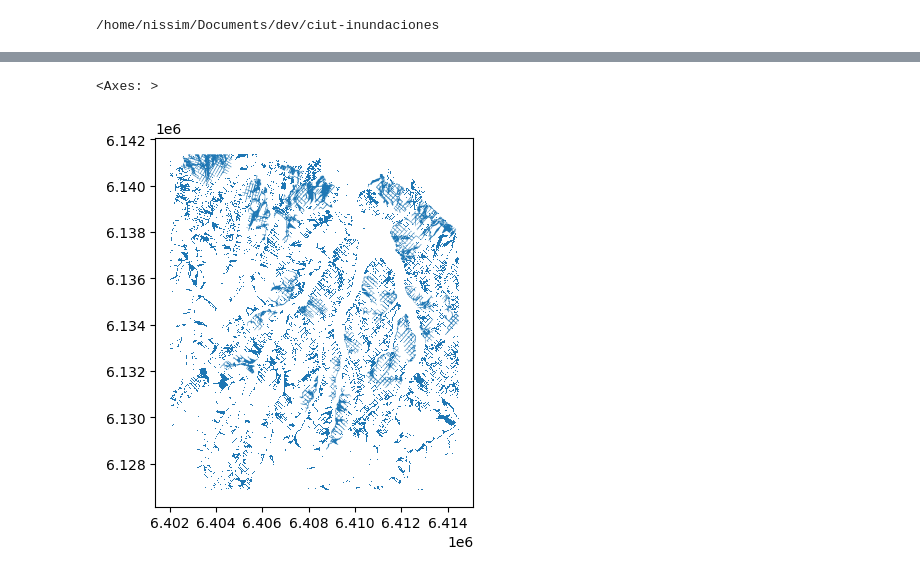
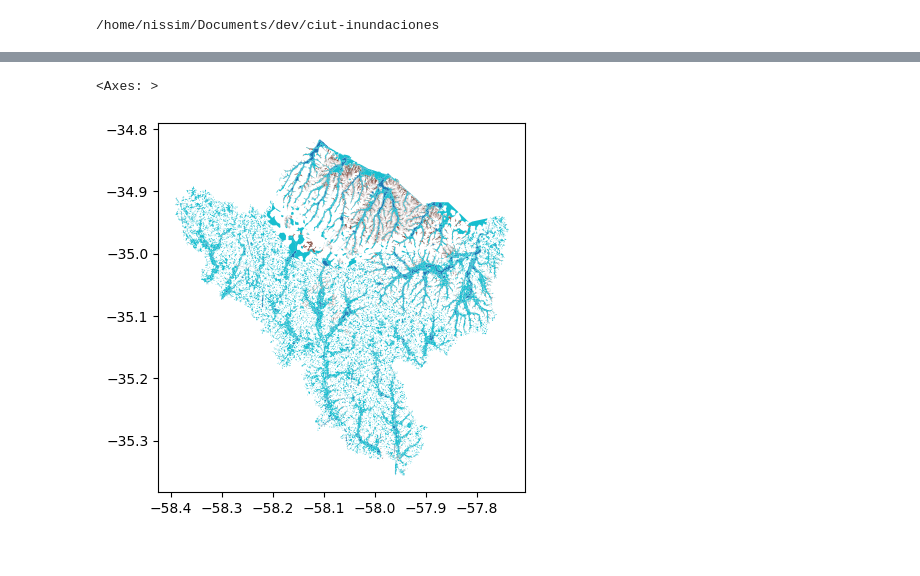
Before and after one commit to nlebovits/ciut-inundaciones, a Jupyter notebook: src/rasterize.ipynb, the cells around one changed output, grey strips where cells are left out. Drawn from its saved outputs; the diff is of its cells as text; code cells hidden in the pictures.

```diff
--- a/src/rasterize.ipynb
+++ b/src/rasterize.ipynb
@@ -127,4 +356,4 @@ Unique values: [0 1 2 3]
 # %%
-gdf = gpd.read_file(
-    "/home/nissim/Documents/dev/ciut-inundaciones/src/finer_contours.geojson"
+la_plata = gpd.read_file(
+    "/home/nissim/Documents/dev/ciut-inundaciones/data/la_plata_pelig_2023.geojson"
 )
@@ -133,5 +360,2 @@ gdf = gdf[gdf["DN"] == 1]
-# %%
-gdf.plot()
-# %% [output]
-<Axes: >
-[figure, removed]
+# %%
+la_plata = la_plata.to_crs("epsg:4326")
@@ -138 +364,8 @@ gdf.plot()
+# %%
+# filter la plata to remove PELIGROSID == 'Muy Baja a Nula'
+la_plata = la_plata[la_plata["PELIGROSID"] != "Muy Baja a Nula"]
+la_plata.plot("PELIGROSID")
+# %% [output]
+<Axes: >
+[figure, added]
 # %%
```
Also changed, not shown: parts of 20 cells of this notebook, 1 other file.
